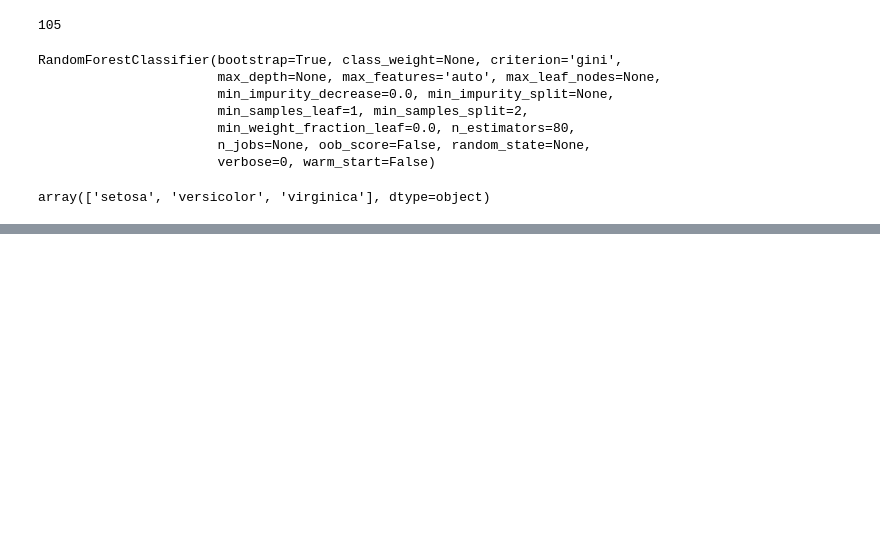
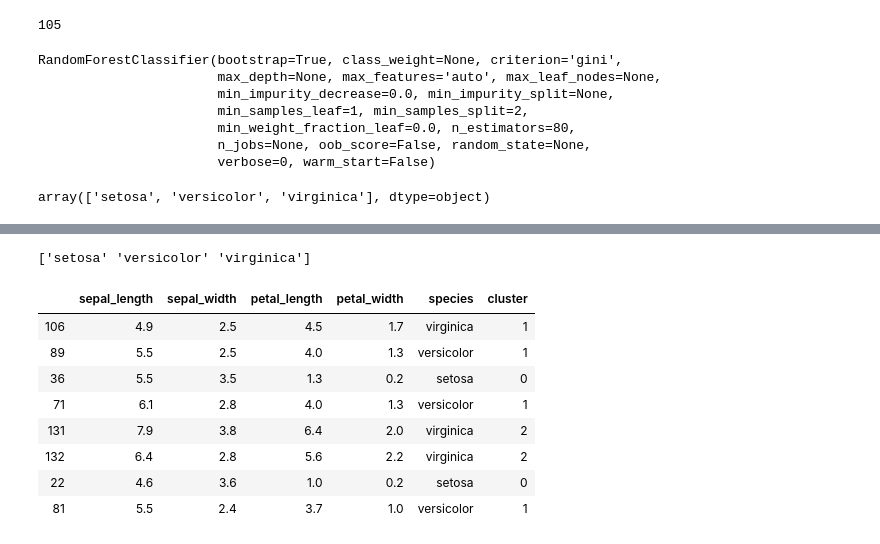
Before and after one commit to aukrit1993/my_machine_learning, a Jupyter notebook: chapter_17.ipynb, the cells around one changed output, grey strips where cells are left out. Saved outputs shown, nothing was run; the diff lists cells and outputs as text; code cells hidden in the pictures; blank space fills up the shorter version.

```diff
--- a/chapter_17.ipynb
+++ b/chapter_17.ipynb
@@ -417,0 +419,4 @@ g
+# %%
+print(y.unique())
+# %% [output]
+['setosa' 'versicolor' 'virginica']
@@ -417,0 +428,13 @@ g
+# %%
+df['cluster'] = y_kmeans
+df.sample(8)
+# %% [output]
+|  | sepal_length | sepal_width | petal_length | petal_width | species | cluster |
+| 106 | 4.9 | 2.5 | 4.5 | 1.7 | virginica | 1 |
+| 89 | 5.5 | 2.5 | 4.0 | 1.3 | versicolor | 1 |
+| 36 | 5.5 | 3.5 | 1.3 | 0.2 | setosa | 0 |
+| 71 | 6.1 | 2.8 | 4.0 | 1.3 | versicolor | 1 |
+| 131 | 7.9 | 3.8 | 6.4 | 2.0 | virginica | 2 |
+| 132 | 6.4 | 2.8 | 5.6 | 2.2 | virginica | 2 |
+| 22 | 4.6 | 3.6 | 1.0 | 0.2 | setosa | 0 |
+| 81 | 5.5 | 2.4 | 3.7 | 1.0 | versicolor | 1 |
```
Also changed, not shown: parts of 27 cells of this notebook.
